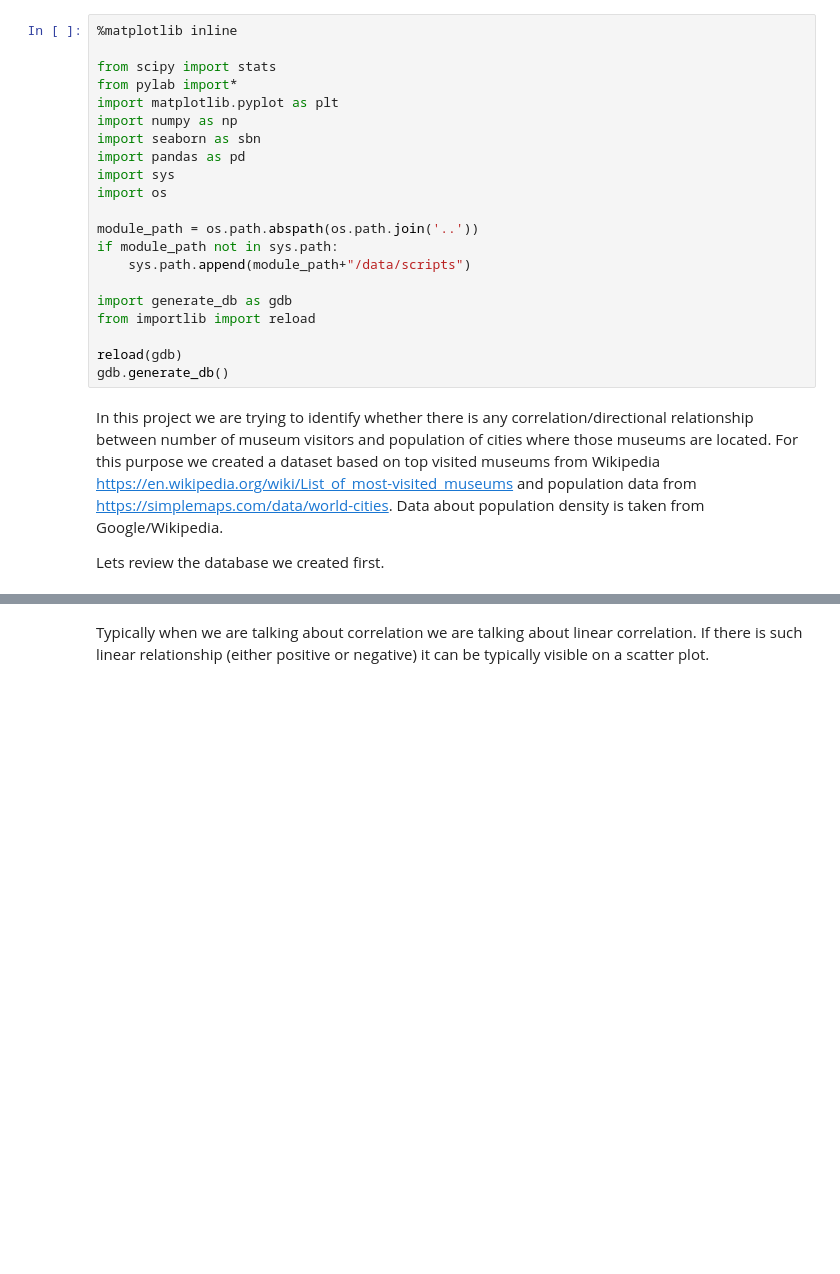
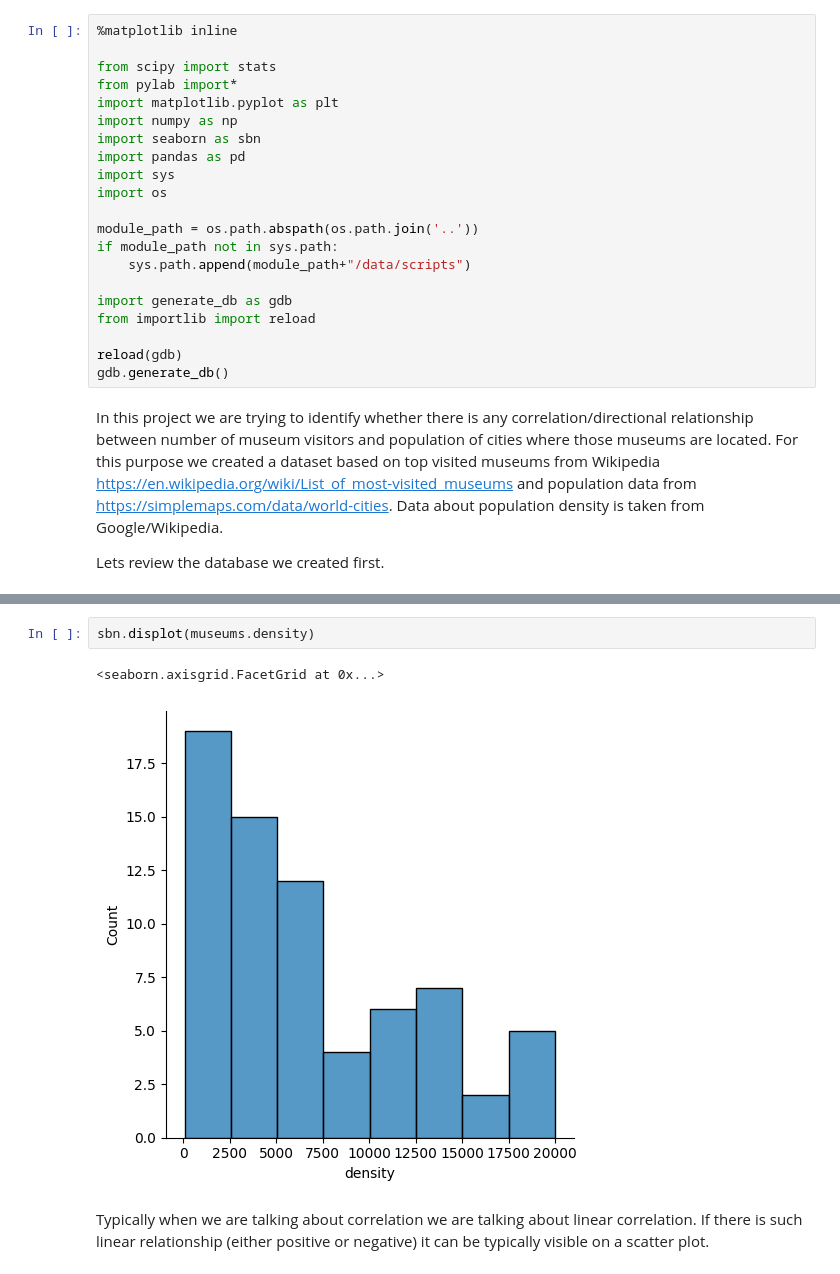
Before and after one commit to mlmaster/top_museums_corr, a Jupyter notebook: notebooks/top_museums.ipynb, the cells around one changed output, grey strips where cells are left out. Drawn from its saved outputs; the diff is of its cells as text; blank space fills up the shorter version.

```diff
--- a/notebooks/top_museums.ipynb
+++ b/notebooks/top_museums.ipynb
@@ -53,3 +63,8 @@ plt.plot(museums.density)
+# %%
+sbn.displot(museums.density)
+# %% [output]
+<seaborn.axisgrid.FacetGrid at 0x...>
+[figure, added]
 # %% [markdown]
 Typically when we are talking about correlation we are talking about linear correlation. If there is such linear relationship (either positive or negative) it can be typically visible on a scatter plot.
 # %%
```
Also changed, not shown: parts of 20 cells of this notebook.
